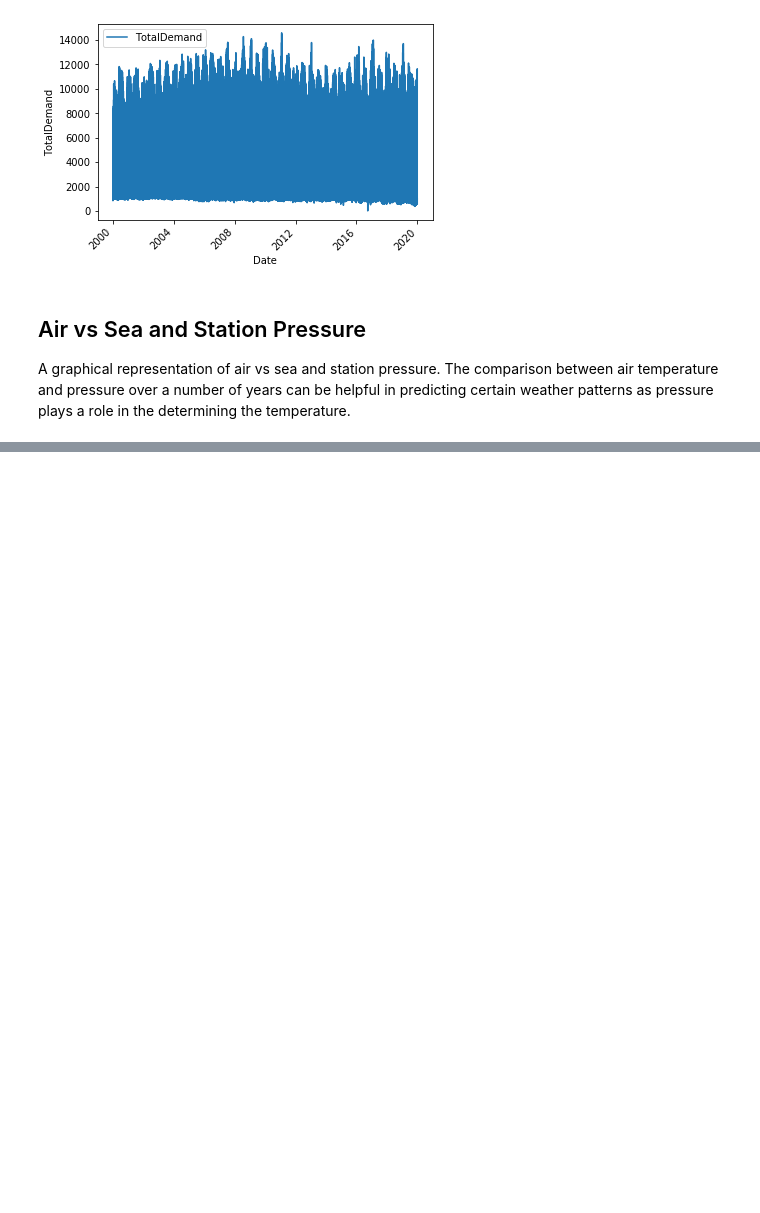
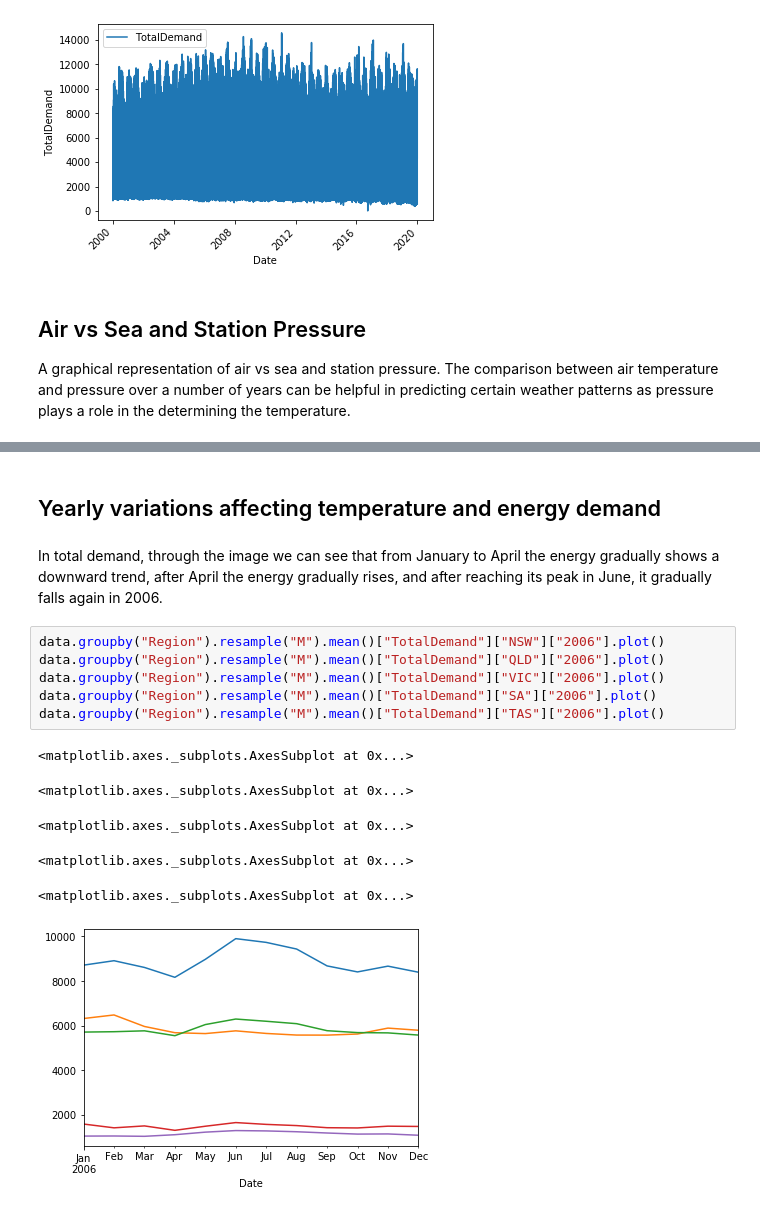
Before and after one commit to KamWithK/Temp2Enrgy, a Jupyter notebook: src/Graphs and Stats.ipynb, the cells around one changed output, grey strips where cells are left out. Drawn from its saved outputs; the diff is of its cells as text; blank space fills up the shorter version.

Commit message:
added graphs to identify yearly trends for temperature and energy demand

```diff
--- a/src/Graphs and Stats.ipynb
+++ b/src/Graphs and Stats.ipynb
@@ -137,0 +153,17 @@ plt.show()
+# %% [markdown]
+## Yearly variations affecting temperature and energy demand
+# %% [markdown]
+In total demand, through the image we can see that from January to April the energy gradually shows a downward trend, after April the energy gradually rises, and after reaching its peak in June, it gradually falls again in 2006.
+# %%
+data.groupby("Region").resample("M").mean()["TotalDemand"]["NSW"]["2006"].plot()
+data.groupby("Region").resample("M").mean()["TotalDemand"]["QLD"]["2006"].plot()
+data.groupby("Region").resample("M").mean()["TotalDemand"]["VIC"]["2006"].plot()
+data.groupby("Region").resample("M").mean()["TotalDemand"]["SA"]["2006"].plot()
+data.groupby("Region").resample("M").mean()["TotalDemand"]["TAS"]["2006"].plot()
+# %% [output]
+<matplotlib.axes._subplots.AxesSubplot at 0x...>
+<matplotlib.axes._subplots.AxesSubplot at 0x...>
+<matplotlib.axes._subplots.AxesSubplot at 0x...>
+<matplotlib.axes._subplots.AxesSubplot at 0x...>
+<matplotlib.axes._subplots.AxesSubplot at 0x...>
+[figure, added]
```
Also changed, not shown: parts of 17 cells of this notebook.
